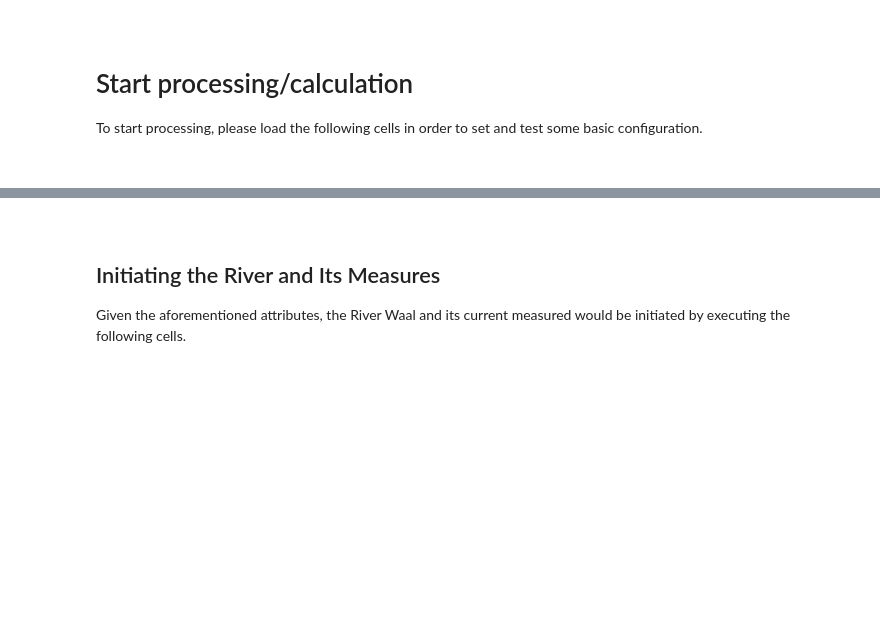
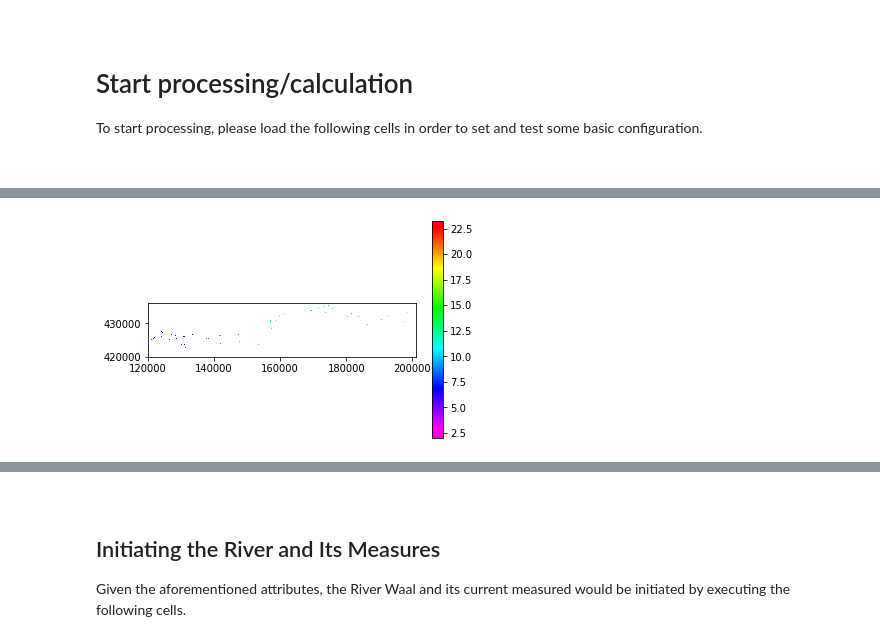
Before and after one commit to UU-Hydro/RiverScape, a Jupyter notebook: scripts/intervent_parameter.ipynb, the cells around one changed output, grey strips where cells are left out. Saved outputs shown, nothing was run; the diff lists cells and outputs as text; code cells hidden in the pictures; blank space fills up the shorter version.

```diff
--- a/scripts/intervent_parameter.ipynb
+++ b/scripts/intervent_parameter.ipynb
@@ -235 +268,7 @@ main_channel_width = geom.main_channel_width ; pcr.plot(main_channel_width)
+# %%
+# plot height of main_dike
+pcr.aguila(main_dike.height)
+pcr.plot(main_dike.height)
+# %% [output]
+[figure, added]
 # %%
```
Also changed, not shown: parts of 61 cells of this notebook.
